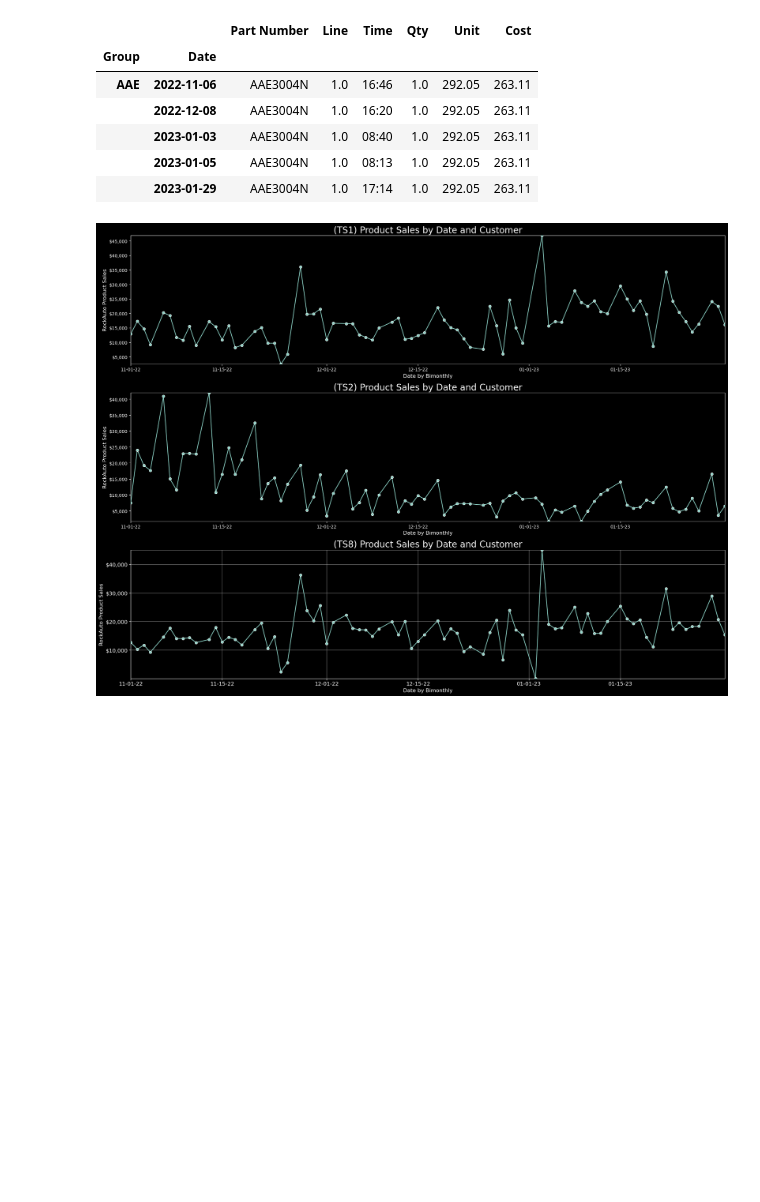
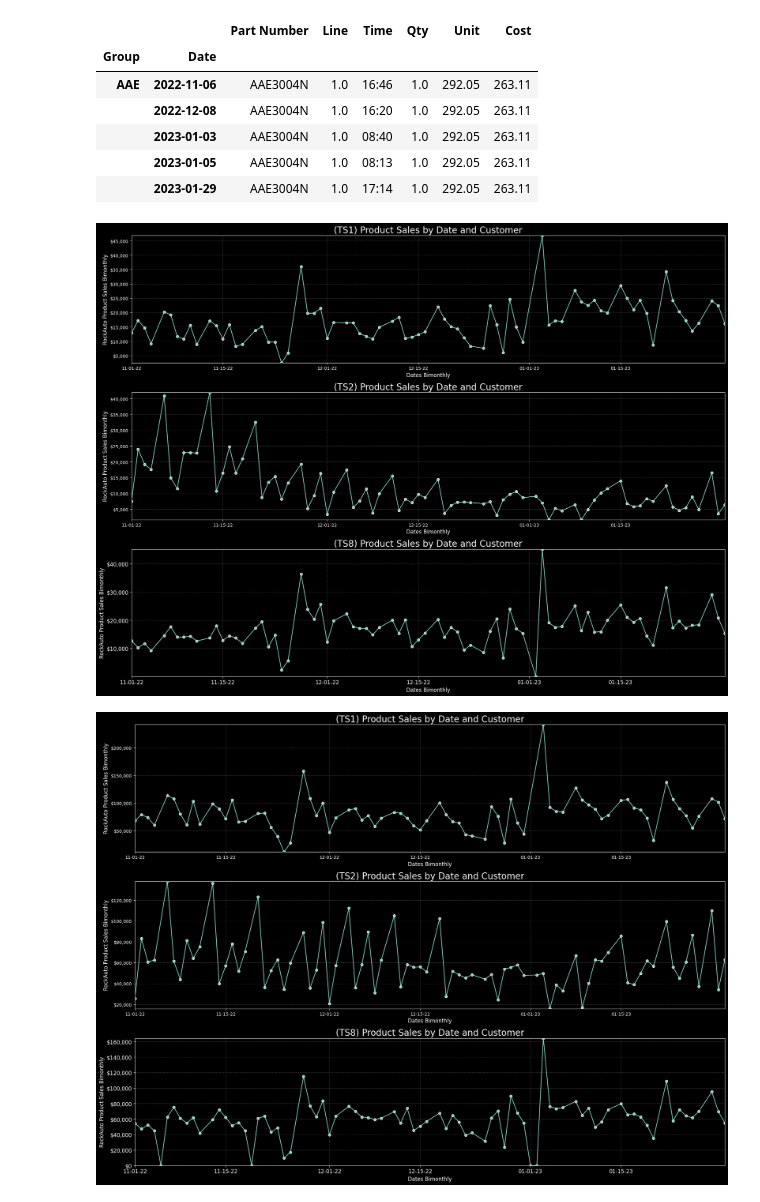
Before and after one commit to zeekwired/Tristate, a Jupyter notebook: TS2 Sales Prediction/Tristate Parts Sold.ipynb, the cells around one changed output. Saved outputs shown, nothing was run; the diff lists cells and outputs as text; code cells hidden in the pictures; blank space fills up the shorter version.

```diff
--- a/TS2 Sales Prediction/Tristate Parts Sold.ipynb
+++ b/TS2 Sales Prediction/Tristate Parts Sold.ipynb
@@ -147,27 +147,34 @@ def plot_results(data_list, y, titles):
             sns.lineplot(data=data, x=data.index, y=y, ax=ax[i], zorder=3, marker='o')
             ax[i].xaxis.set_major_formatter(mdates.DateFormatter('%m-%d-%y'))
             ax[i].set_xlim(data.index.min(), data.index.max())
-            ax[i].set_xlabel('Date by Bimonthly', fontsize=12)
+            ax[i].set_xlabel('Dates Bimonthly', fontsize=12)
             ax[i].set_ylim(data[y].min(), data[y].max())
+            ax[i].grid(zorder=0, alpha=0.5, color='grey', linestyle='--')
             if y == 'Cost':
                 ax[i].yaxis.set_major_formatter(mticker.FuncFormatter(lambda x, p: f'${x:,.0f}'))
-                ax[i].set_ylabel('RockAuto Product Sales', fontsize=12)
+                ax[i].set_ylabel('RockAuto Product Sales Bimonthly', fontsize=12)
+                pass
             else:
                 ax[i].yaxis.set_major_formatter(mticker.FuncFormatter(lambda x, p: f'{x:,.0f}'))
-                ax[i].set_ylabel(y, fontsize=12)
+                ax[i].set_ylabel(f"{y}s Per Invoiced Product Sale", fontsize=12)
+                pass
+
             for i in range(len(titles)):
                 ax[i].set_title(f'({titles[i]}) Product Sales by Date and Customer', fontsize=20)
-            ax[i].grid(zorder=0, alpha=0.5)
+
             ax[i].tick_params(axis='both', which='major', labelsize=12)
+
     plt.tight_layout()
     plt.show()
 # %%
 plot_results([skp_ts1, skp_ts2, skp_ts8], 'Cost', ['TS1', 'TS2', 'TS8'])
 # %% [output]
-[figure, old version]
+[figure, new version]
 # %%
 plot_ts1 = ts1.groupby('Date').sum()
 plot_ts2 = ts2.groupby('Date').sum()
 plot_ts8 = ts8.groupby('Date').sum()
 # %%
-plot_results([plot_ts1, plot_ts2, plot_ts8], 'Cost')
+plot_results([plot_ts1, plot_ts2, plot_ts8], 'Cost', ['TS1', 'TS2', 'TS8'])
+# %% [output]
+[figure, added]
```
Also changed, not shown: parts of 5 cells of this notebook, 1 other file.
